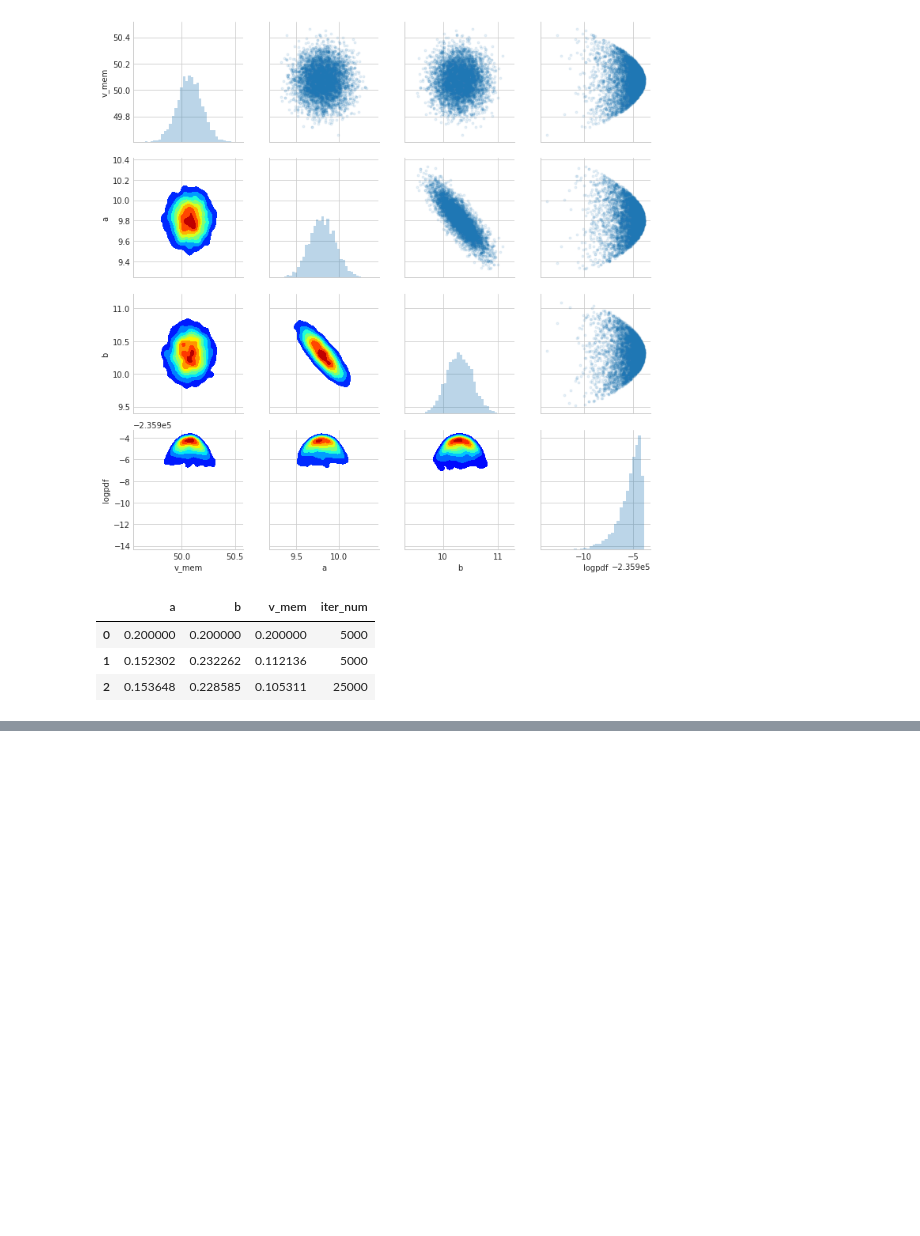
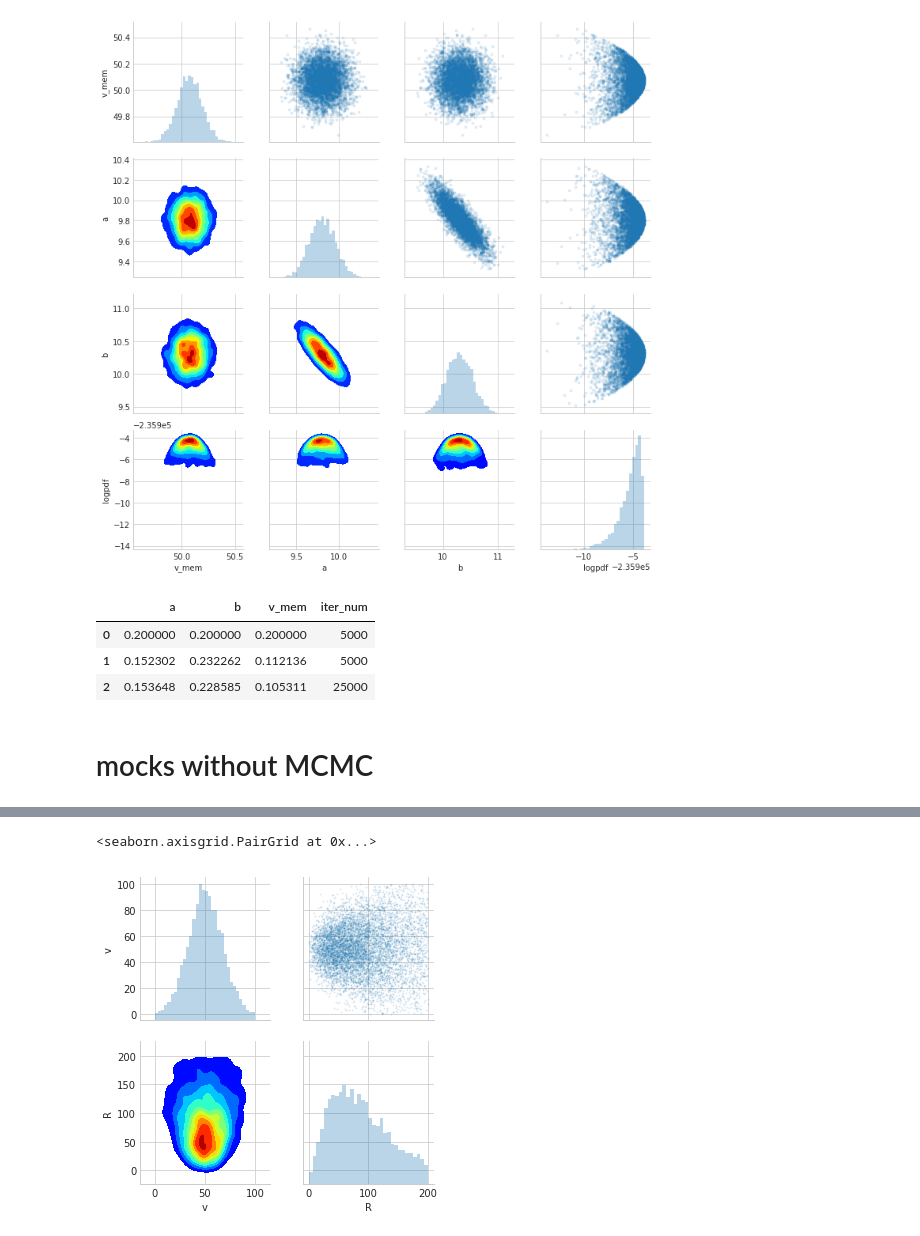
Before and after one commit to gomeshun/modKI17, a Jupyter notebook: python/memonly.ipynb, the cells around one changed output, grey strips where cells are left out. Drawn from its saved outputs; the diff is of its cells as text; code cells hidden in the pictures; blank space fills up the shorter version.

```diff
--- a/python/memonly.ipynb
+++ b/python/memonly.ipynb
@@ -95,3 +103,9 @@ pd.read_csv("mclog_memonly_v004.csv")
 | 0 | 0.200000 | 0.200000 | 0.200000 | 5000 |
 | 1 | 0.152302 | 0.232262 | 0.112136 | 5000 |
 | 2 | 0.153648 | 0.228585 | 0.105311 | 25000 |
+# %% [markdown]
+# mocks without MCMC
+# %%
+mem = pd.read_csv("mock_mem_noMCMC_v001_1milion.csv")[::100]
+mypairplot(mem[(mem.R<200).values * (mem.v<100).values * (mem.v>0).values],vars={"v","R"},hist_kws={"bins":32,"histtype":"stepfilled","alpha":0.3})
+# %% [output]
@@ -97,0 +114,2 @@ pd.read_csv("mclog_memonly_v004.csv")
+<seaborn.axisgrid.PairGrid at 0x...>
+[figure, added]
```
Also changed, not shown: parts of 5 cells of this notebook, 2 other files.
